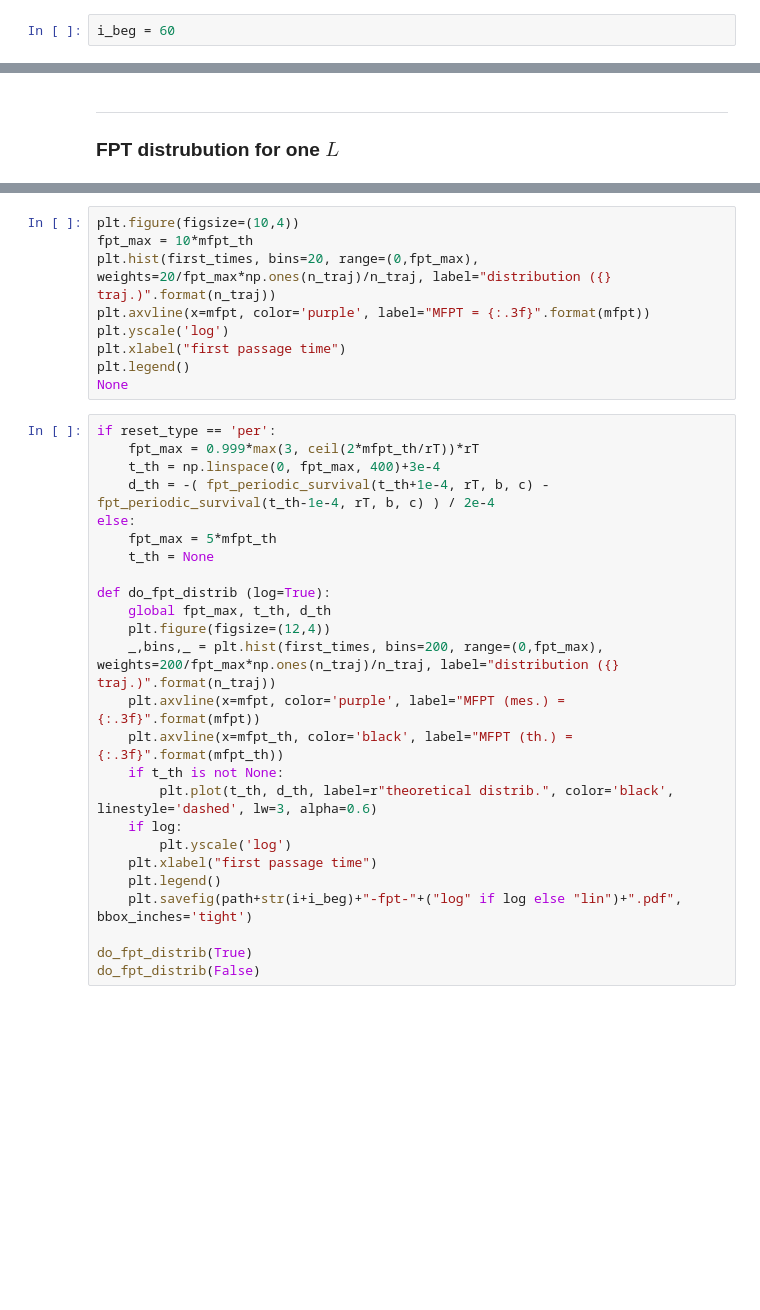
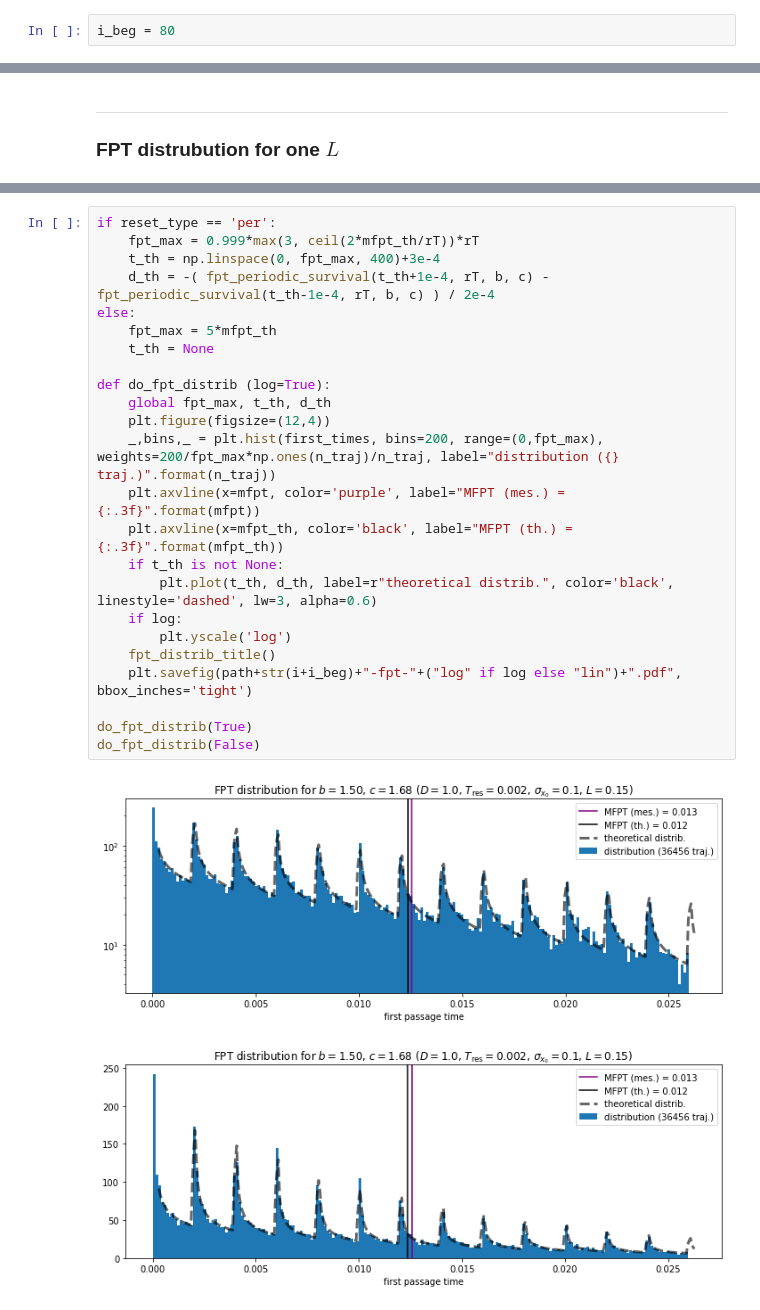
Before and after one commit to xif-fr/BrownianMotion, a Jupyter notebook: langevin-mfpt/langevin-ft-automated.ipynb, the cells around one changed output, grey strips where cells are left out. Cells and saved outputs as stored; diff of their text form; blank space fills up the shorter version.

```diff
--- a/langevin-mfpt/langevin-ft-automated.ipynb
+++ b/langevin-mfpt/langevin-ft-automated.ipynb
@@ -55,7 +55,7 @@ simul['pause'] = 0
 # %% [markdown]
 ### MFPT saving
 # %%
-i_beg = 60
+i_beg = 80
 # %%
 Res = pd.DataFrame()
 simul.explicit_lock()
@@ -144,34 +154,27 @@ None
-# %%
-plt.figure(figsize=(10,4))
-fpt_max = 10*mfpt_th
-plt.hist(first_times, bins=20, range=(0,fpt_max), weights=20/fpt_max*np.ones(n_traj)/n_traj, label="distribution ({} traj.)".format(n_traj))
-plt.axvline(x=mfpt, color='purple', label="MFPT = {:.3f}".format(mfpt))
-plt.yscale('log')
-plt.xlabel("first passage time")
-plt.legend()
-None
 # %%
 if reset_type == 'per':
     fpt_max = 0.999*max(3, ceil(2*mfpt_th/rT))*rT
     t_th = np.linspace(0, fpt_max, 400)+3e-4
     d_th = -( fpt_periodic_survival(t_th+1e-4, rT, b, c) - fpt_periodic_survival(t_th-1e-4, rT, b, c) ) / 2e-4
 else:
     fpt_max = 5*mfpt_th
     t_th = None
 
 def do_fpt_distrib (log=True):
     global fpt_max, t_th, d_th
     plt.figure(figsize=(12,4))
     _,bins,_ = plt.hist(first_times, bins=200, range=(0,fpt_max), weights=200/fpt_max*np.ones(n_traj)/n_traj, label="distribution ({} traj.)".format(n_traj))
     plt.axvline(x=mfpt, color='purple', label="MFPT (mes.) = {:.3f}".format(mfpt))
     plt.axvline(x=mfpt_th, color='black', label="MFPT (th.) = {:.3f}".format(mfpt_th))
     if t_th is not None:
         plt.plot(t_th, d_th, label=r"theoretical distrib.", color='black', linestyle='dashed', lw=3, alpha=0.6)
     if log:
         plt.yscale('log')
-    plt.xlabel("first passage time")
-    plt.legend()
+    fpt_distrib_title()
     plt.savefig(path+str(i+i_beg)+"-fpt-"+("log" if log else "lin")+".pdf", bbox_inches='tight')
 
 do_fpt_distrib(True)
 do_fpt_distrib(False)
+# %% [output]
+[figure, added]
+[figure, added]
```
Also changed, not shown: parts of 5 cells of this notebook, 1 other file.
